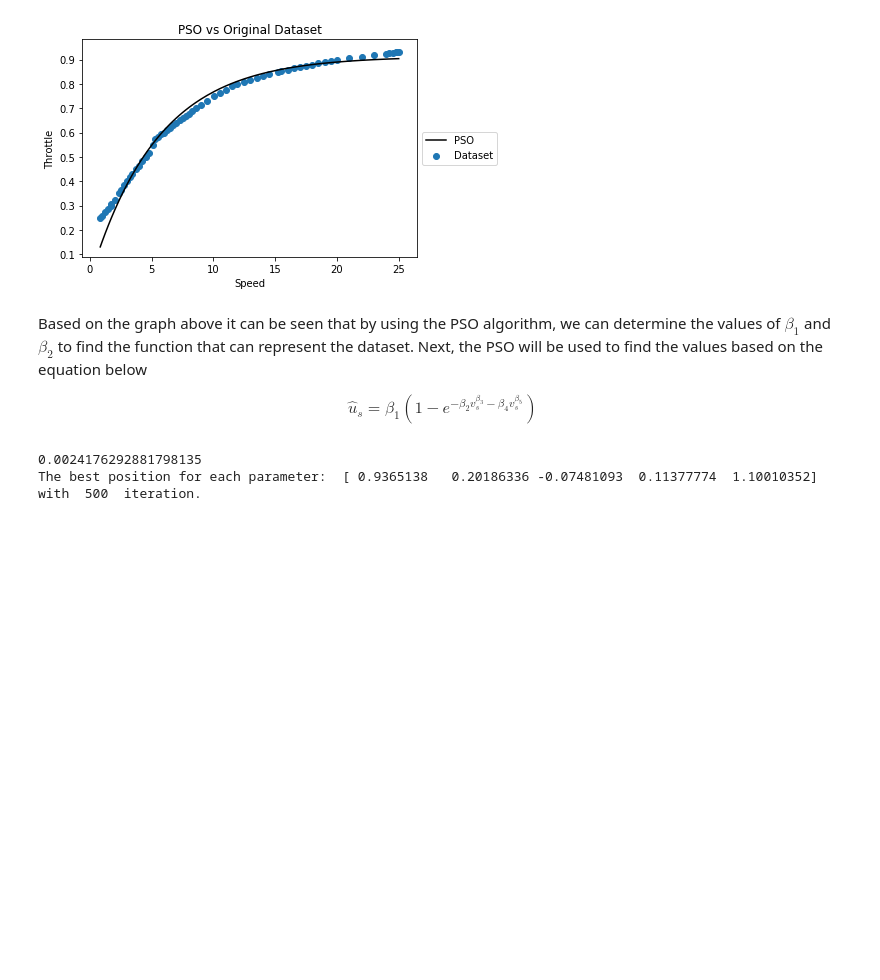
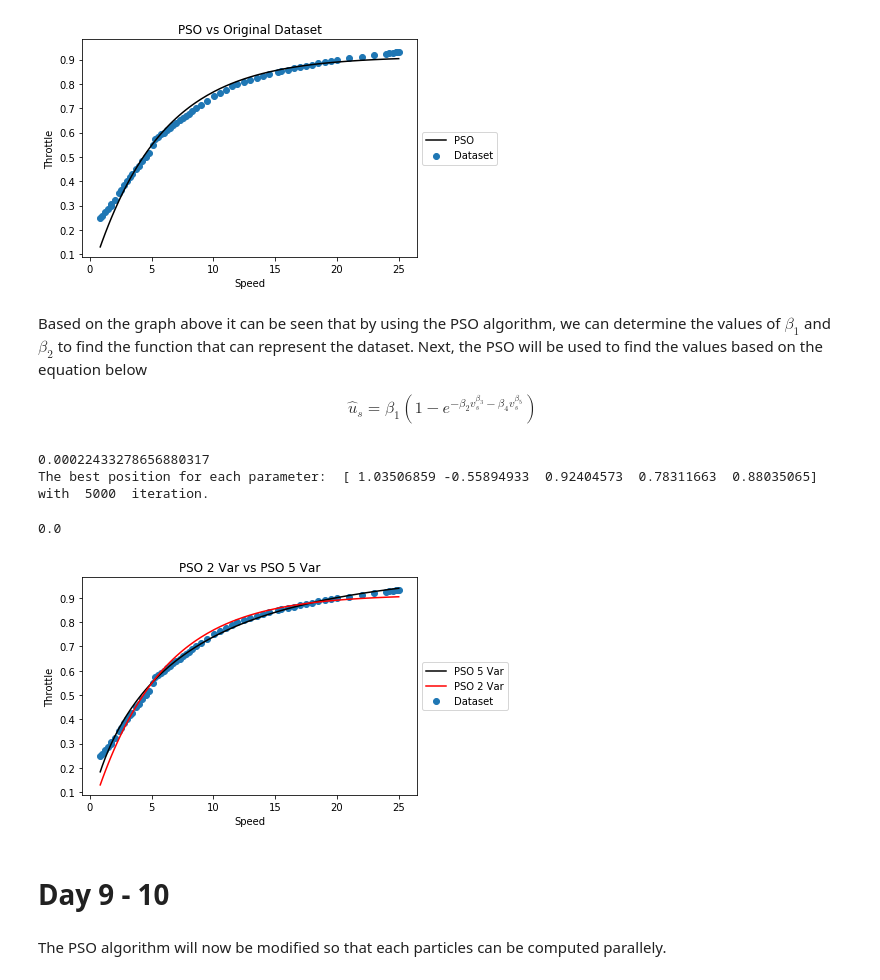
Before and after one commit to Vermillord/KP_Codes, a Jupyter notebook: KP_Notes.ipynb, the cells around one changed output. Cells and saved outputs as stored; diff of their text form; code cells hidden in the pictures; blank space fills up the shorter version.

```diff
--- a/KP_Notes.ipynb
+++ b/KP_Notes.ipynb
@@ -770,7 +770,7 @@ def PSO(func, n_param, particles, rng, iterate_max):
     print("The best position for each parameter: ", gbest_pos, " with ", iterate, " iteration.")
     return ppos_vector, gbest_pos
 # %%
-pv, gp = PSO(ev_func, 2, 25, 5, 2000)
+pv, gp = PSO(ev_func, 2, 25, 2, 2000)
 # %% [output]
 0.0009430649341495219
 The best position for each parameter:  [0.91346753 0.18324299]  with  2000  iteration.
@@ -801,11 +801,11 @@ $$
 \hat{u}_{s} = \beta_{1}(1-e^{-\beta_{2}v_{s}^{\beta_3}-\beta_{4}v_{s}^{\beta_5}})
 $$
 # %%
-def ev_func_4(beta):
+def ev_func_5(beta):
     u = beta[0]*(1.0 - np.exp(-beta[1]*v0**(beta[2])-beta[3]*v0**beta[4]))
     return u
 # %%
-pv4, gp4 = PSO(ev_func_4, 5, 30, 2, 500)
+pv4, gp4 = PSO(ev_func_5, 5, 30, 2, 5000)
 # %% [output]
-0.0024176292881798135
-The best position for each parameter:  [ 0.9365138   0.20186336 -0.07481093  0.11377774  1.10010352]  with  500  iteration.
+0.00022433278656880317
+The best position for each parameter:  [ 1.03506859 -0.55894933  0.92404573  0.78311663  0.88035065]  with  5000  iteration.
@@ -811,0 +816,19 @@ The best position for each parameter:  [ 0.9365138   0.20186336 -0.07481093  0.1
+# %%
+ev_func_5_test(gp4, 0.0)
+# %% [output]
+0.0
+# %%
+plt.title('PSO 2 Var vs PSO 5 Var')
+plt.xlabel('Speed')
+plt.ylabel('Throttle')
+plt.plot(v0, ev_func_5(gp4), label='PSO 5 Var', color='k')
+plt.plot(v0, ev_func(gp), label='PSO 2 Var', color='r')
+plt.scatter(v0, u0, label='Dataset')
+plt.legend(loc='center left', bbox_to_anchor=(1, 0.5))
+plt.show()
+# %% [output]
+[figure, added]
+# %% [markdown]
+# Day 9 - 10
+# %% [markdown]
+The PSO algorithm will now be modified so that each particles can be computed parallely.
```
Also changed, not shown: parts of 24 cells of this notebook.
